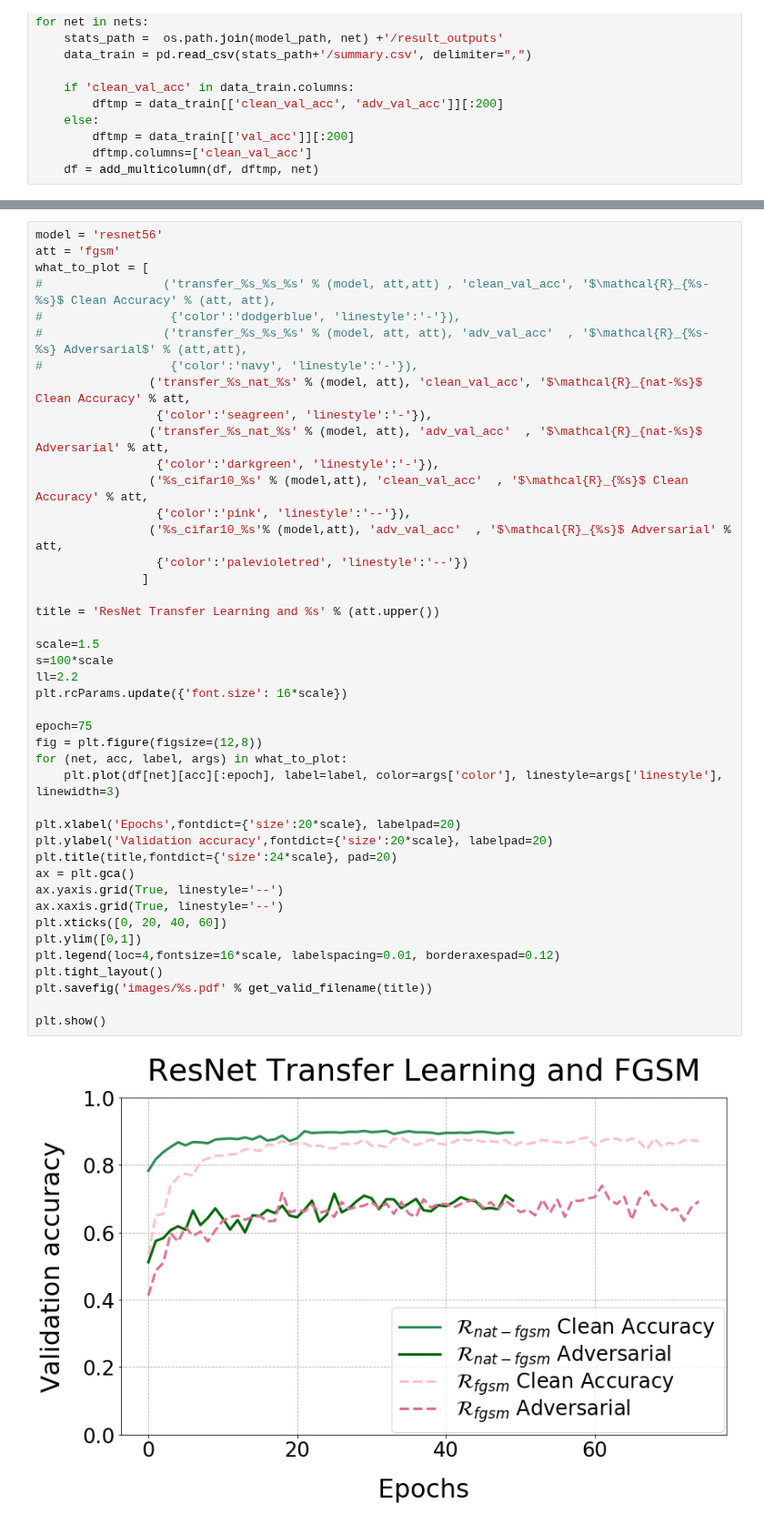
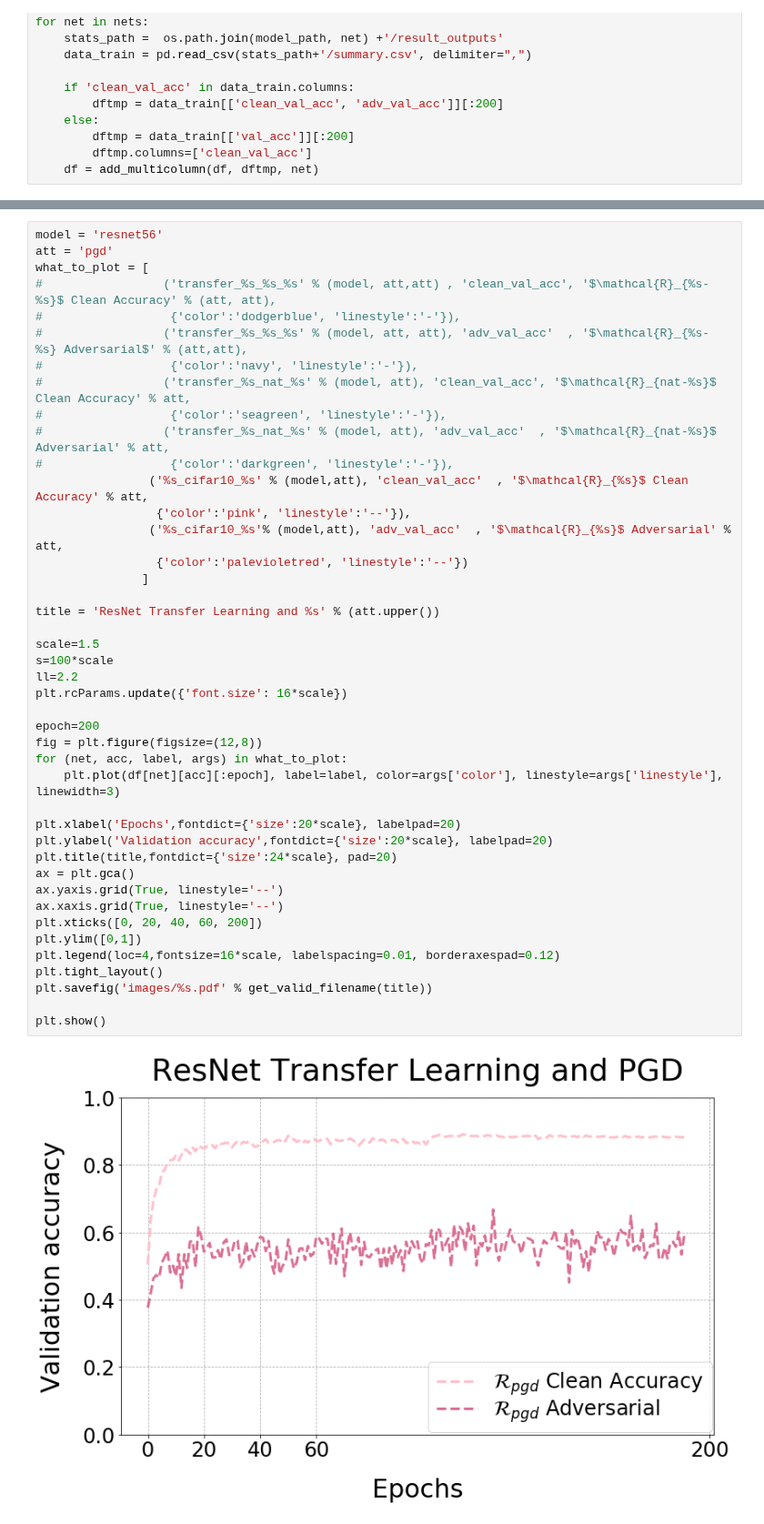
Before and after one commit to nanton96/An-Empirical-Evaluation-of-Adversarial-Robustness-under-Transfer-Learning, a Jupyter notebook: results_analysis/Plodz.ipynb, the cells around one changed output, grey strips where cells are left out. Shown at 91% size. Drawn from its saved outputs; the diff is of its cells as text.

```diff
--- a/results_analysis/Plodz.ipynb
+++ b/results_analysis/Plodz.ipynb
@@ -54,45 +53,45 @@ df.head()
 # %%
 model = 'resnet56'
-att = 'fgsm'
+att = 'pgd'
 what_to_plot = [
 #                 ('transfer_%s_%s_%s' % (model, att,att) , 'clean_val_acc', '$\mathcal{R}_{%s-%s}$ Clean Accuracy' % (att, att),
 #                  {'color':'dodgerblue', 'linestyle':'-'}),
 #                 ('transfer_%s_%s_%s' % (model, att, att), 'adv_val_acc'  , '$\mathcal{R}_{%s-%s} Adversarial$' % (att,att),
 #                  {'color':'navy', 'linestyle':'-'}),
-                ('transfer_%s_nat_%s' % (model, att), 'clean_val_acc', '$\mathcal{R}_{nat-%s}$ Clean Accuracy' % att,
-                 {'color':'seagreen', 'linestyle':'-'}),
-                ('transfer_%s_nat_%s' % (model, att), 'adv_val_acc'  , '$\mathcal{R}_{nat-%s}$ Adversarial' % att,
-                 {'color':'darkgreen', 'linestyle':'-'}),
+#                 ('transfer_%s_nat_%s' % (model, att), 'clean_val_acc', '$\mathcal{R}_{nat-%s}$ Clean Accuracy' % att,
+#                  {'color':'seagreen', 'linestyle':'-'}),
+#                 ('transfer_%s_nat_%s' % (model, att), 'adv_val_acc'  , '$\mathcal{R}_{nat-%s}$ Adversarial' % att,
+#                  {'color':'darkgreen', 'linestyle':'-'}),
                 ('%s_cifar10_%s' % (model,att), 'clean_val_acc'  , '$\mathcal{R}_{%s}$ Clean Accuracy' % att,
                  {'color':'pink', 'linestyle':'--'}),
                 ('%s_cifar10_%s'% (model,att), 'adv_val_acc'  , '$\mathcal{R}_{%s}$ Adversarial' % att,
                  {'color':'palevioletred', 'linestyle':'--'})
                ]
 
 title = 'ResNet Transfer Learning and %s' % (att.upper())
 
 scale=1.5
 s=100*scale
 ll=2.2
 plt.rcParams.update({'font.size': 16*scale})
 
-epoch=75
+epoch=200
 fig = plt.figure(figsize=(12,8))
 for (net, acc, label, args) in what_to_plot:
     plt.plot(df[net][acc][:epoch], label=label, color=args['color'], linestyle=args['linestyle'], linewidth=3)
 
 plt.xlabel('Epochs',fontdict={'size':20*scale}, labelpad=20)
 plt.ylabel('Validation accuracy',fontdict={'size':20*scale}, labelpad=20)
 plt.title(title,fontdict={'size':24*scale}, pad=20)
 ax = plt.gca()
 ax.yaxis.grid(True, linestyle='--')
 ax.xaxis.grid(True, linestyle='--')
-plt.xticks([0, 20, 40, 60])
+plt.xticks([0, 20, 40, 60, 200])
 plt.ylim([0,1])
 plt.legend(loc=4,fontsize=16*scale, labelspacing=0.01, borderaxespad=0.12)
 plt.tight_layout()
 plt.savefig('images/%s.pdf' % get_valid_filename(title))
 
 plt.show()
 # %% [output]
-[figure, old version]
+[figure, new version]
```
Also changed, not shown: parts of 1 cell of this notebook, 5 other files.
